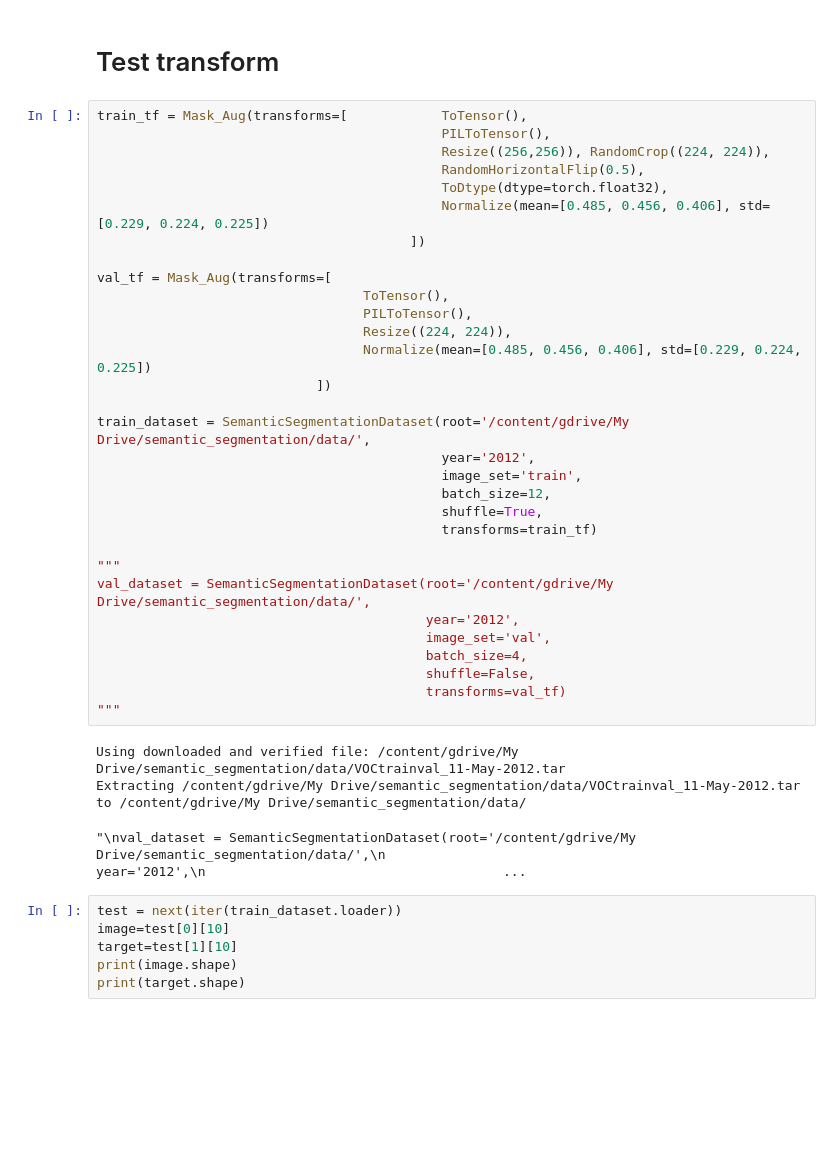
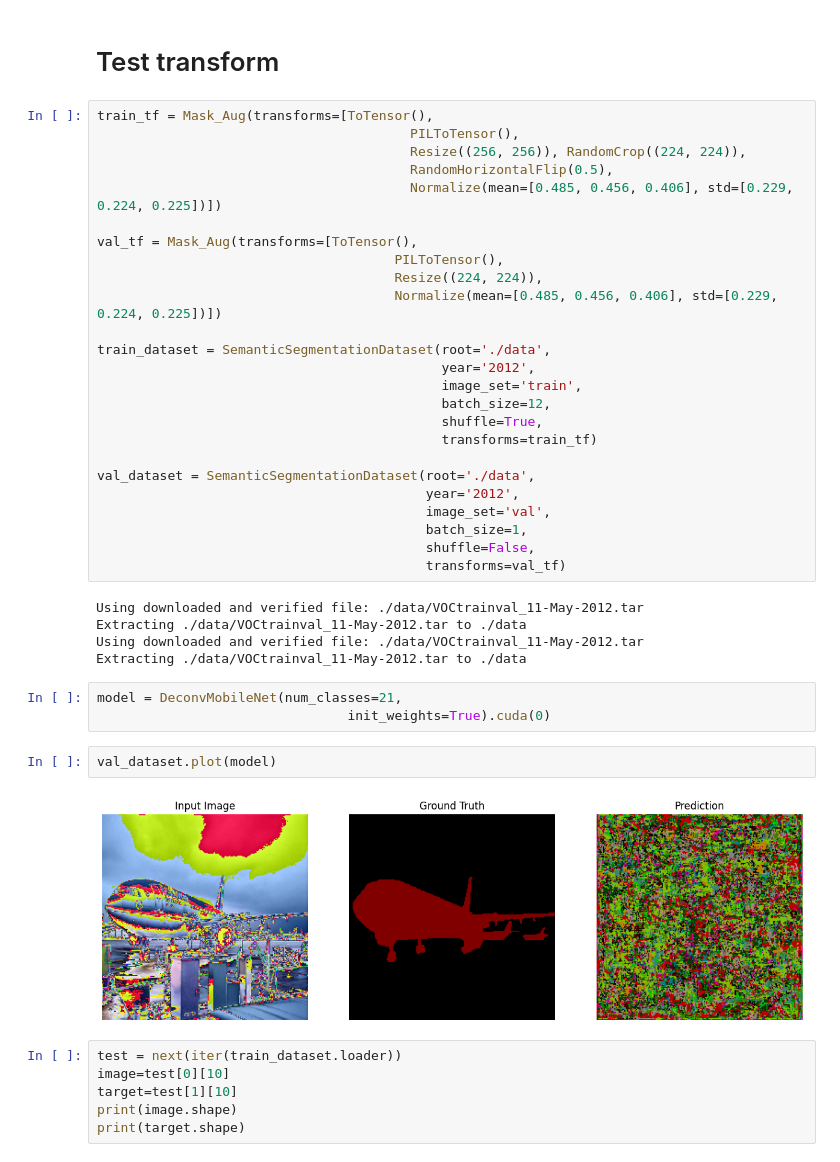
Before and after one commit to Thomas-rnd/Semantic-segmentation, a Jupyter notebook: semantic_segmentation.ipynb, the cells around one changed output. Saved outputs shown, nothing was run; the diff lists cells and outputs as text; blank space fills up the shorter version.

```diff
--- a/semantic_segmentation.ipynb
+++ b/semantic_segmentation.ipynb
@@ -793,40 +823,42 @@ Run data is saved locally in /content/wandb/run-20231209_033946-corgc3he
 # %% [markdown]
 # Test transform
 # %%
-train_tf = Mask_Aug(transforms=[            ToTensor(),
-                                            PILToTensor(),
-                                            Resize((256,256)), RandomCrop((224, 224)),
-                                            RandomHorizontalFlip(0.5),
-                                            ToDtype(dtype=torch.float32),
-                                            Normalize(mean=[0.485, 0.456, 0.406], std=[0.229, 0.224, 0.225])
-                                        ])
+train_tf = Mask_Aug(transforms=[ToTensor(),
+                                        PILToTensor(),
+                                        Resize((256, 256)), RandomCrop((224, 224)),
+                                        RandomHorizontalFlip(0.5),
+                                        Normalize(mean=[0.485, 0.456, 0.406], std=[0.229, 0.224, 0.225])])
 
-val_tf = Mask_Aug(transforms=[
-                                  ToTensor(),
-                                  PILToTensor(),
-                                  Resize((224, 224)),
-                                  Normalize(mean=[0.485, 0.456, 0.406], std=[0.229, 0.224, 0.225])
-                            ])
+val_tf = Mask_Aug(transforms=[ToTensor(),
+                                      PILToTensor(),
+                                      Resize((224, 224)),
+                                      Normalize(mean=[0.485, 0.456, 0.406], std=[0.229, 0.224, 0.225])])
 
-train_dataset = SemanticSegmentationDataset(root='/content/gdrive/My Drive/semantic_segmentation/data/',
+train_dataset = SemanticSegmentationDataset(root='./data',
                                             year='2012',
                                             image_set='train',
                                             batch_size=12,
                                             shuffle=True,
                                             transforms=train_tf)
 
-"""
-val_dataset = SemanticSegmentationDataset(root='/content/gdrive/My Drive/semantic_segmentation/data/',
+val_dataset = SemanticSegmentationDataset(root='./data',
                                           year='2012',
                                           image_set='val',
-                                          batch_size=4,
+                                          batch_size=1,
                                           shuffle=False,
                                           transforms=val_tf)
-"""
 # %% [output]
-Using downloaded and verified file: /content/gdrive/My Drive/semantic_segmentation/data/VOCtrainval_11-May-2012.tar
-Extracting /content/gdrive/My Drive/semantic_segmentation/data/VOCtrainval_11-May-2012.tar to /content/gdrive/My Drive/semantic_segmentation/data/
+Using downloaded and verified file: ./data/VOCtrainval_11-May-2012.tar
+Extracting ./data/VOCtrainval_11-May-2012.tar to ./data
+Using downloaded and verified file: ./data/VOCtrainval_11-May-2012.tar
+Extracting ./data/VOCtrainval_11-May-2012.tar to ./data
-"\nval_dataset = SemanticSegmentationDataset(root='/content/gdrive/My Drive/semantic_segmentation/data/',\n                                          year='2012',\n                                      ...
+# %%
+model = DeconvMobileNet(num_classes=21,
+                                init_weights=True).cuda(0)
+# %%
+val_dataset.plot(model)
+# %% [output]
+[figure, added]
 # %%
 test = next(iter(train_dataset.loader))
 image=test[0][10]
```
Also changed, not shown: parts of 10 cells of this notebook.
